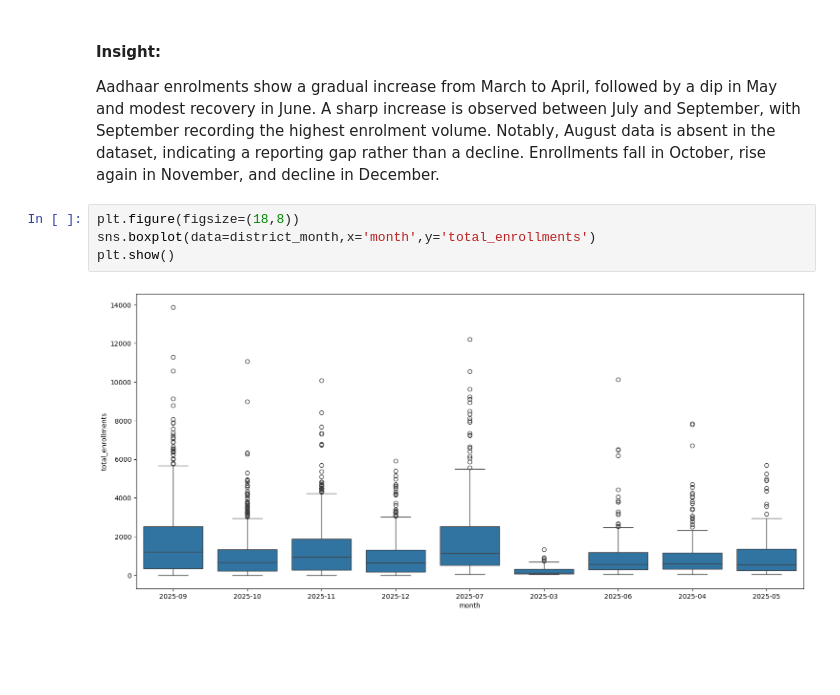
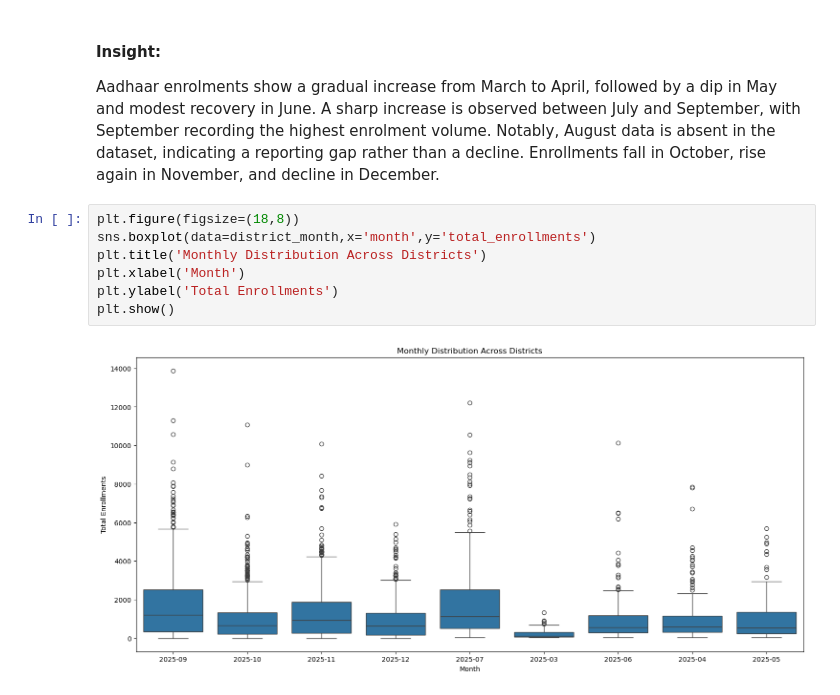
Before and after one commit to bitanpatra/Aadhar-Enrollment-Analysis, a Jupyter notebook: Notebook & Raw Data/Aadhar enrollment Analysis.ipynb, the cells around one changed output. Saved outputs shown, nothing was run; the diff lists cells and outputs as text; blank space fills up the shorter version.

Commit message:
updated box plot

```diff
--- a/Notebook & Raw Data/Aadhar enrollment Analysis.ipynb
+++ b/Notebook & Raw Data/Aadhar enrollment Analysis.ipynb
@@ -648,6 +648,9 @@ Aadhaar enrolments show a gradual increase from March to April, followed by a di
 # %%
 plt.figure(figsize=(18,8))
 sns.boxplot(data=district_month,x='month',y='total_enrollments')
+plt.title('Monthly Distribution Across Districts')
+plt.xlabel('Month')
+plt.ylabel('Total Enrollments')
 plt.show()
 # %% [output]
-[figure, old version]
+[figure, new version]
```
Also changed, not shown: parts of 1 cell of this notebook.
